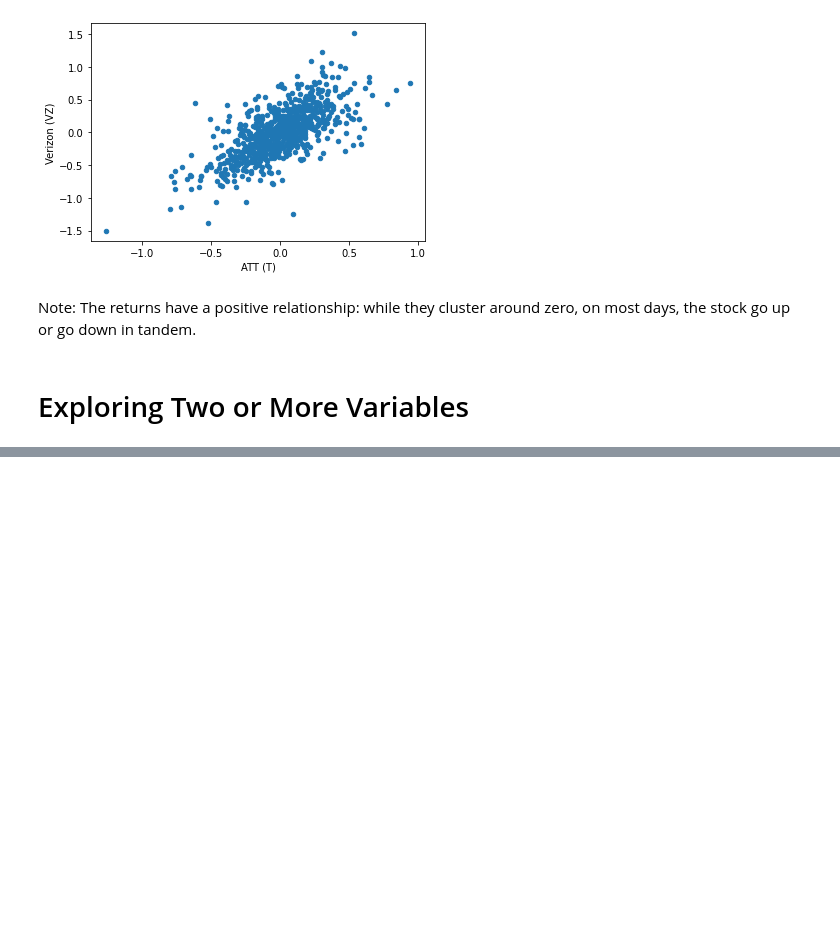
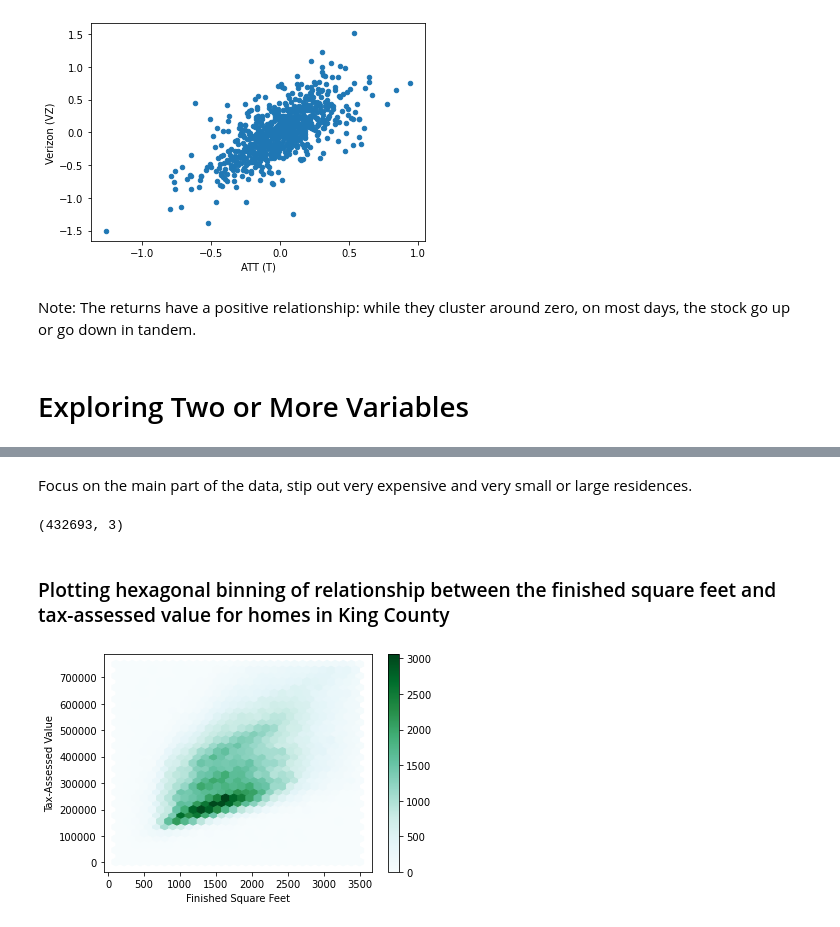
Before and after one commit to beauvilerobed/statistics-for-data-science, a Jupyter notebook: EDA.ipynb, the cells around one changed output, grey strips where cells are left out. Drawn from its saved outputs; the diff is of its cells as text; code cells hidden in the pictures; blank space fills up the shorter version.

```diff
--- a/EDA.ipynb
+++ b/EDA.ipynb
@@ -29,6 +29,9 @@ DFW_AIRPORT_DELAYS_CSV = DATA / 'dfw_airline.csv'
 STATE_CSV = DATA / 'state.csv'
 SP500_SECTORS = DATA / 'sp500_sectors.csv'
 SP500 = DATA / 'sp500_data.csv.gz'
+KC_TAX = DATA / 'kc_tax.csv.gz'
+LC_LOANS = DATA / 'lc_loans.csv'
+AIRLINE_STATS = DATA / 'airline_stats.csv'
 # %%
 df = pd.read_csv(STATE_CSV)
 df.head()
@@ -333,0 +341,3 @@ Note: The returns have a positive relationship: while they cluster around zero,
+# %%
+kc = pd.read_csv(KC_TAX)
+kc.head()
@@ -333,0 +351,18 @@ Note: The returns have a positive relationship: while they cluster around zero,
+# %% [markdown]
+Focus on the main part of the data, stip out very expensive and very small or large residences.
+# %%
+kc0 = kc.loc[(kc.TaxAssessedValue < 750000) &
+              (kc.SqFtTotLiving > 100) &
+              (kc.SqFtTotLiving < 3500), :]
+kc0.shape
+# %% [output]
+(432693, 3)
+# %% [markdown]
+### Plotting hexagonal binning of relationship between the finished square feet and tax-assessed value for homes in King County
+# %%
+ax = kc0.plot.hexbin(x='SqFtTotLiving', y='TaxAssessedValue', gridsize=30, sharex=False)
+ax.set_xlabel('Finished Square Feet')
+ax.set_ylabel('Tax-Assessed Value')
+plt.show()
+# %% [output]
+[figure, added]
```
Also changed, not shown: parts of 24 cells of this notebook.
